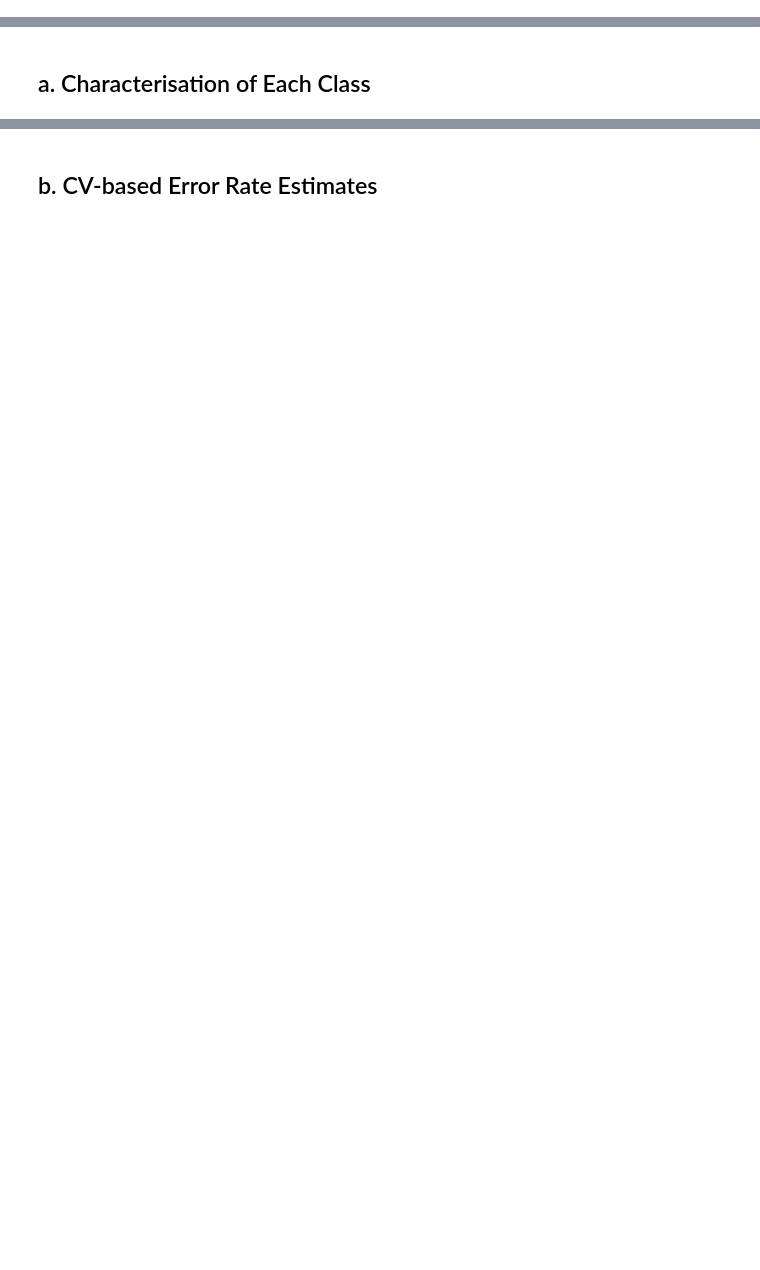
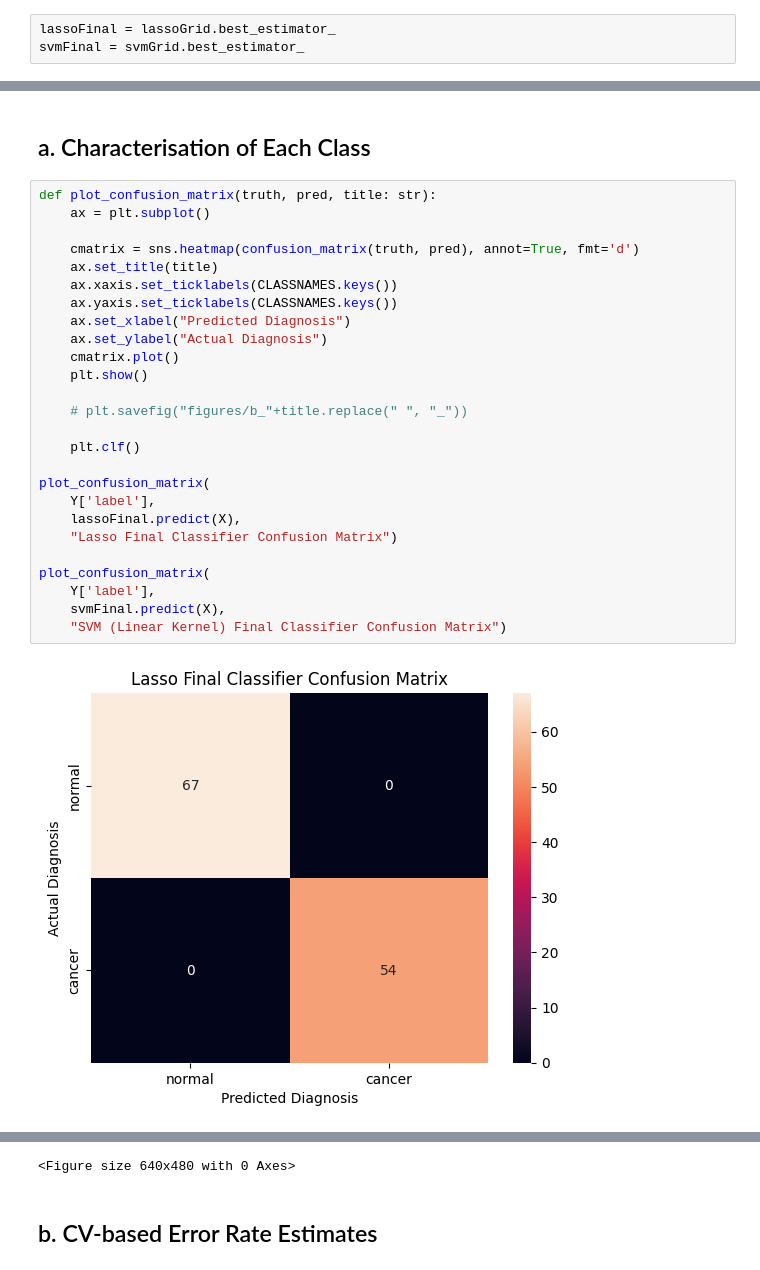
Before and after one commit to siepenmaru/stat3006-a4-code, a Jupyter notebook: A4.ipynb, the cells around one changed output, grey strips where cells are left out. Cells and saved outputs as stored; diff of their text form; blank space fills up the shorter version.

```diff
--- a/A4.ipynb
+++ b/A4.ipynb
@@ -327,2 +339,5 @@ print(svmGrid.best_params_)
 {}
+# %%
+lassoFinal = lassoGrid.best_estimator_
+svmFinal = svmGrid.best_estimator_
 # %%
@@ -333,2 +349,30 @@ features.shape
 # %% [markdown]
 ## a. Characterisation of Each Class
+# %%
+def plot_confusion_matrix(truth, pred, title: str):
+    ax = plt.subplot()
+
+    cmatrix = sns.heatmap(confusion_matrix(truth, pred), annot=True, fmt='d')
+    ax.set_title(title)
+    ax.xaxis.set_ticklabels(CLASSNAMES.keys())
+    ax.yaxis.set_ticklabels(CLASSNAMES.keys())
+    ax.set_xlabel("Predicted Diagnosis")
+    ax.set_ylabel("Actual Diagnosis")
+    cmatrix.plot()
+    plt.show()
+
+    # plt.savefig("figures/b_"+title.replace(" ", "_"))
+
+    plt.clf()
+
+plot_confusion_matrix(
+    Y['label'],
+    lassoFinal.predict(X),
+    "Lasso Final Classifier Confusion Matrix")
+
+plot_confusion_matrix(
+    Y['label'],
+    svmFinal.predict(X),
+    "SVM (Linear Kernel) Final Classifier Confusion Matrix")
+# %% [output]
+[figure, added]
@@ -335,2 +380,3 @@ features.shape
+<Figure size 640x480 with 0 Axes>
 # %% [markdown]
 ## b. CV-based Error Rate Estimates
```
Also changed, not shown: parts of 8 cells of this notebook.
